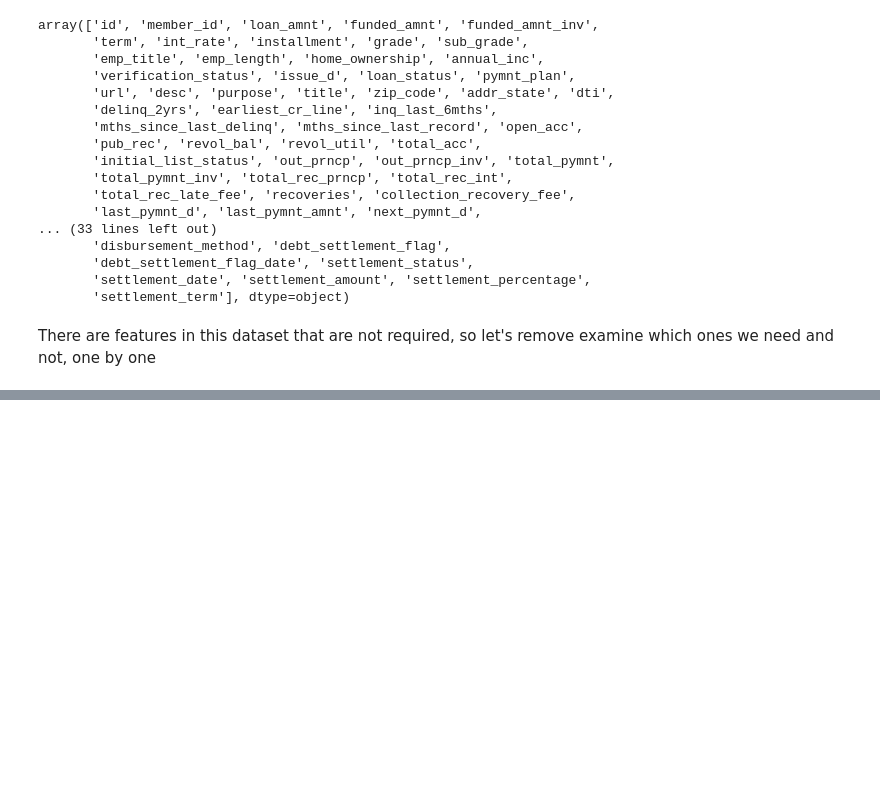
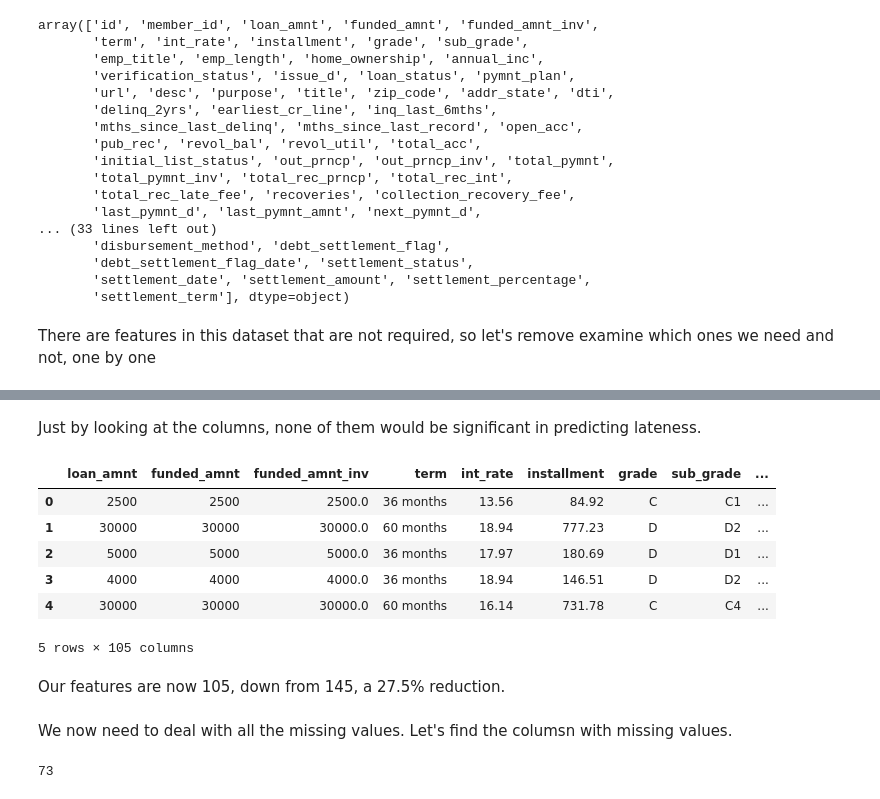
Before and after one commit to y-fawzy/load_default_prediction, a Jupyter notebook: notebooks/2-wrangling/2-wrangling.ipynb, the cells around one changed output, grey strips where cells are left out. Saved outputs shown, nothing was run; the diff lists cells and outputs as text; code cells hidden in the pictures; blank space fills up the shorter version.

```diff
--- a/notebooks/2-wrangling/2-wrangling.ipynb
+++ b/notebooks/2-wrangling/2-wrangling.ipynb
@@ -69,0 +59,2 @@ array([['verification_status',
+# %%
+null_coumns=loan_data.columns[loan_data.isnull().sum()==len(loan_data)]
@@ -69,0 +71,2 @@ array([['verification_status',
+# %%
+new_df_1=new_df.drop(null_coumns, axis=1)
@@ -69,0 +75,2 @@ array([['verification_status',
+# %%
+null_columns_75=new_df_1.columns[(new_df_1.isnull().sum()/len(new_df_1))>=0.75]
@@ -69,0 +96,18 @@ array([['verification_status',
+# %% [markdown]
+Just by looking at the columns, none of them would be significant in predicting lateness.
+# %%
+new_df_2=new_df_1.drop(null_columns_75, axis=1)
+# %%
+new_df_2.head()
+# %% [output]
+|  | loan_amnt | funded_amnt | funded_amnt_inv | term | int_rate | installment | grade | sub_grade | ... |
+| 0 | 2500 | 2500 | 2500.0 | 36 months | 13.56 | 84.92 | C | C1 | ... |
+| 1 | 30000 | 30000 | 30000.0 | 60 months | 18.94 | 777.23 | D | D2 | ... |
+| 2 | 5000 | 5000 | 5000.0 | 36 months | 17.97 | 180.69 | D | D1 | ... |
+| 3 | 4000 | 4000 | 4000.0 | 36 months | 18.94 | 146.51 | D | D2 | ... |
+| 4 | 30000 | 30000 | 30000.0 | 60 months | 16.14 | 731.78 | C | C4 | ... |
+5 rows × 105 columns
+# %% [markdown]
+Our features are now 105, down from 145, a 27.5% reduction.
+# %% [markdown]
+We now need to deal with all the missing values. Let's find the columsn with missing values.
@@ -69,0 +116,4 @@ array([['verification_status',
+# %%
+len(columns_nan)
+# %% [output]
+73
```
Also changed, not shown: parts of 185 cells of this notebook, 1 other file.
